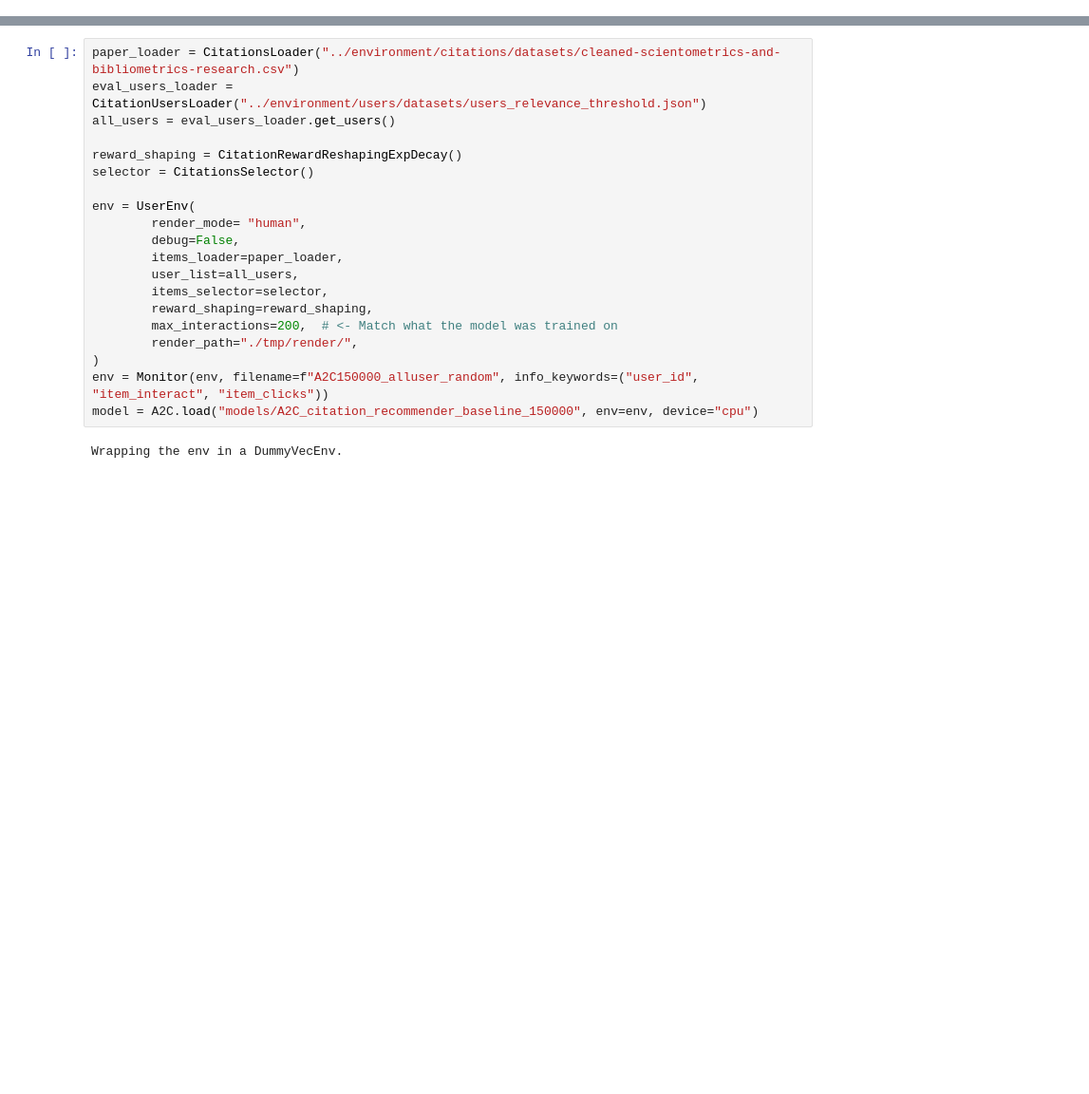
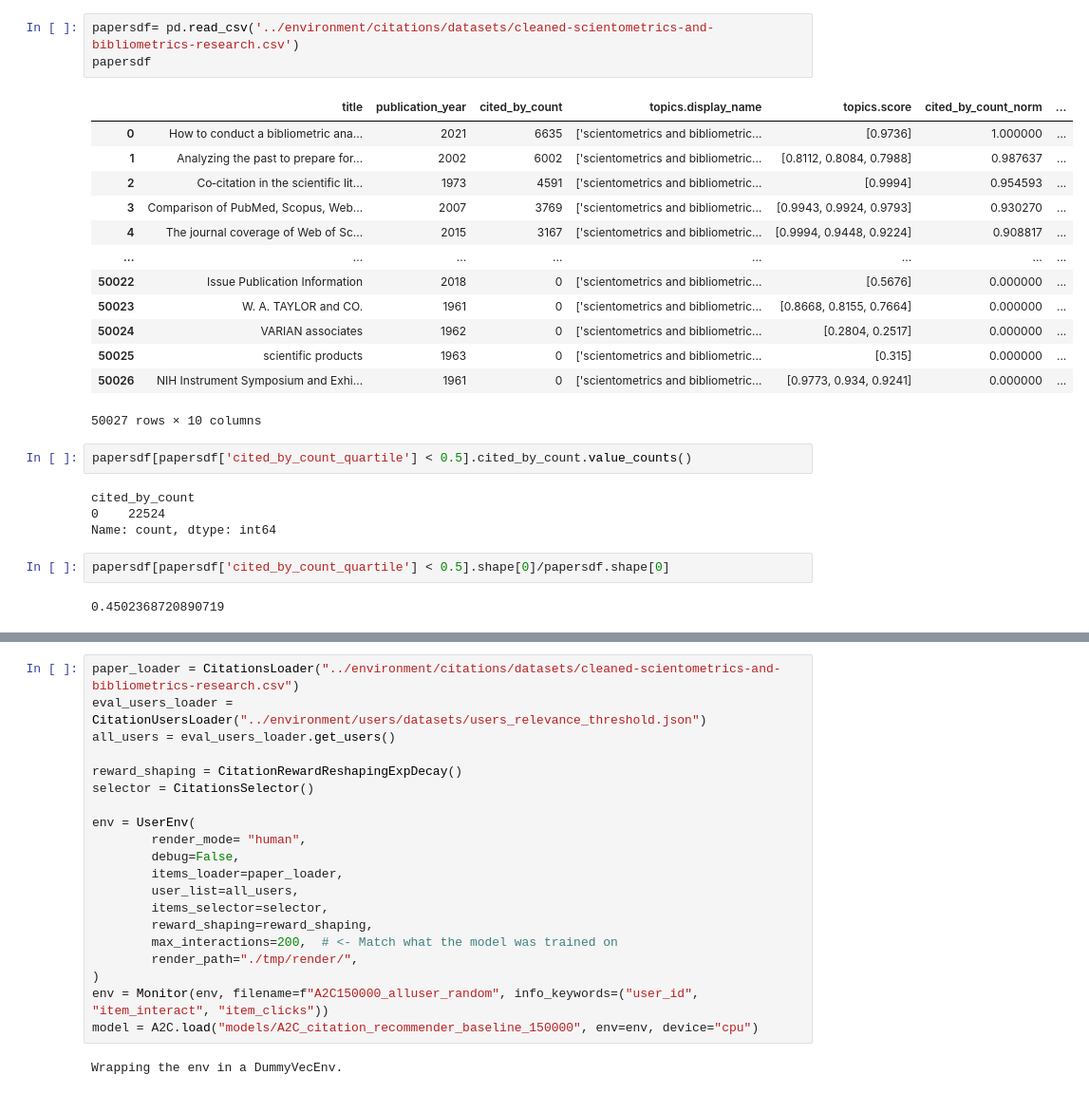
Before and after one commit to Assylnur/SUBER, a Jupyter notebook: notebooks/evaluations.ipynb, the cells around one changed output, grey strips where cells are left out. Shown at 95% size. Drawn from its saved outputs; the diff is of its cells as text; blank space fills up the shorter version.

```diff
--- a/notebooks/evaluations.ipynb
+++ b/notebooks/evaluations.ipynb
@@ -62,0 +65,27 @@ from stable_baselines3 import PPO
+# %%
+papersdf= pd.read_csv('../environment/citations/datasets/cleaned-scientometrics-and-bibliometrics-research.csv')
+papersdf
+# %% [output]
+|  | title | publication_year | cited_by_count | topics.display_name | topics.score | cited_by_count_norm | ... |
+| 0 | How to conduct a bibliometric ana... | 2021 | 6635 | ['scientometrics and bibliometric... | [0.9736] | 1.000000 | ... |
+| 1 | Analyzing the past to prepare for... | 2002 | 6002 | ['scientometrics and bibliometric... | [0.8112, 0.8084, 0.7988] | 0.987637 | ... |
+| 2 | Co‐citation in the scientific lit... | 1973 | 4591 | ['scientometrics and bibliometric... | [0.9994] | 0.954593 | ... |
+| 3 | Comparison of PubMed, Scopus, Web... | 2007 | 3769 | ['scientometrics and bibliometric... | [0.9943, 0.9924, 0.9793] | 0.930270 | ... |
+| 4 | The journal coverage of Web of Sc... | 2015 | 3167 | ['scientometrics and bibliometric... | [0.9994, 0.9448, 0.9224] | 0.908817 | ... |
+| ... | ... | ... | ... | ... | ... | ... | ... |
+| 50022 | Issue Publication Information | 2018 | 0 | ['scientometrics and bibliometric... | [0.5676] | 0.000000 | ... |
+| 50023 | W. A. TAYLOR and CO. | 1961 | 0 | ['scientometrics and bibliometric... | [0.8668, 0.8155, 0.7664] | 0.000000 | ... |
+| 50024 | VARIAN associates | 1962 | 0 | ['scientometrics and bibliometric... | [0.2804, 0.2517] | 0.000000 | ... |
+| 50025 | scientific products | 1963 | 0 | ['scientometrics and bibliometric... | [0.315] | 0.000000 | ... |
+| 50026 | NIH Instrument Symposium and Exhi... | 1961 | 0 | ['scientometrics and bibliometric... | [0.9773, 0.934, 0.9241] | 0.000000 | ... |
+50027 rows × 10 columns
+# %%
+papersdf[papersdf['cited_by_count_quartile'] < 0.5].cited_by_count.value_counts()
+# %% [output]
+cited_by_count
+0    22524
+Name: count, dtype: int64
+# %%
+papersdf[papersdf['cited_by_count_quartile'] < 0.5].shape[0]/papersdf.shape[0]
+# %% [output]
+0.4502368720890719
```
Also changed, not shown: parts of 13 cells of this notebook, 15 other files.
